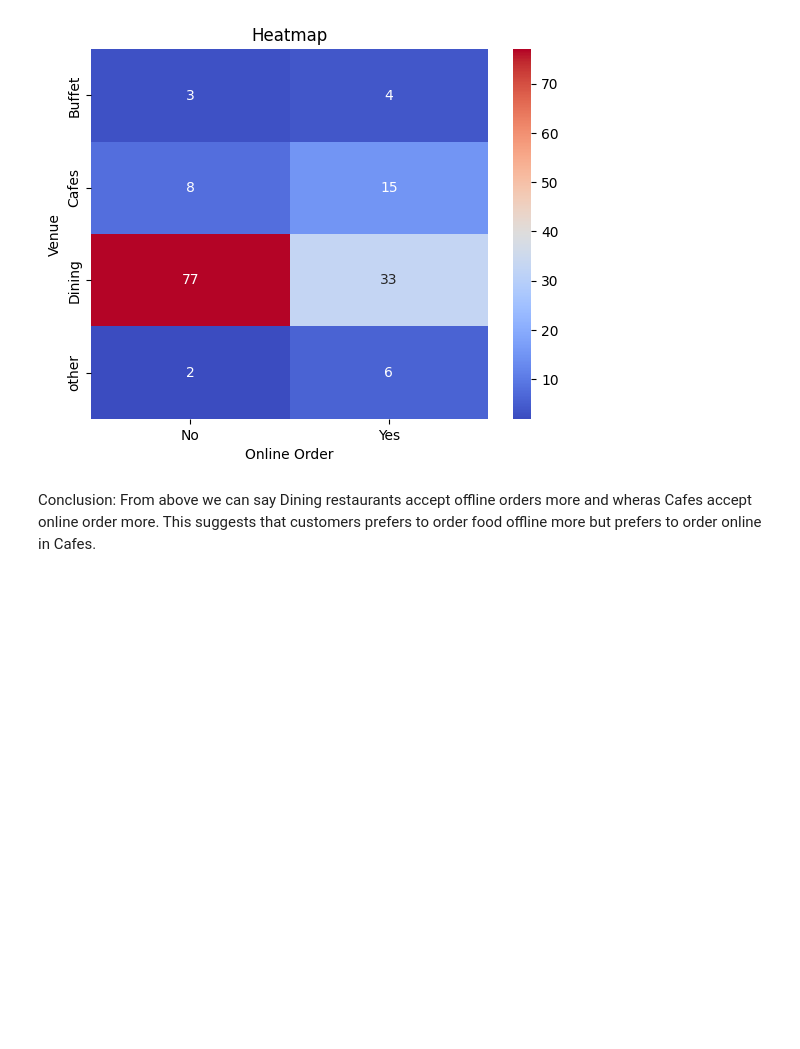
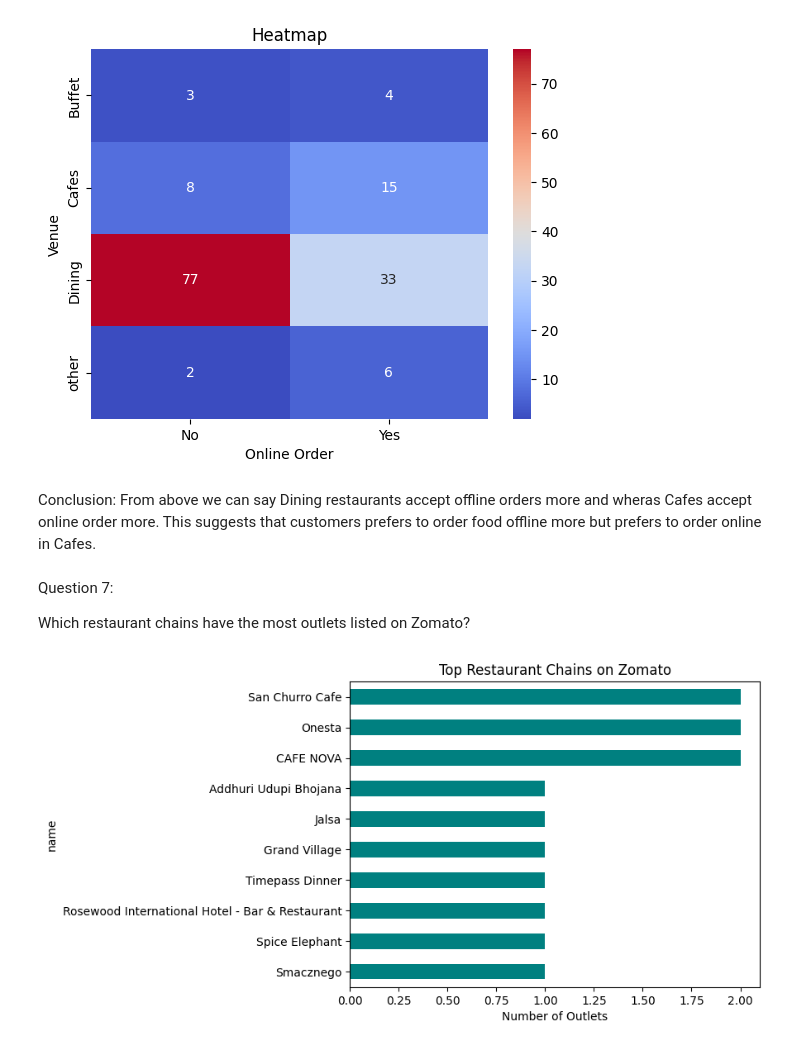
Before and after one commit to Vanshaj14Mohan/Zomata-Data-Analysis, a Jupyter notebook: Files/main.ipynb, the cells around one changed output. Saved outputs shown, nothing was run; the diff lists cells and outputs as text; code cells hidden in the pictures; blank space fills up the shorter version.

```diff
--- a/Files/main.ipynb
+++ b/Files/main.ipynb
@@ -195,3 +195,17 @@ plt.show()
 [figure]
 # %% [markdown]
 Conclusion: From above we can say Dining restaurants accept offline orders more and wheras Cafes accept online order more. This suggests that customers prefers to order food offline more but prefers to order online in Cafes.
+# %% [markdown]
+Question 7:
+
+Which restaurant chains have the most outlets listed on Zomato?
+# %%
+# Count restaurants by name
+restaurant_chains = df['name'].value_counts().head(10)
+restaurant_chains.plot(kind='barh', color='teal')
+plt.xlabel("Number of Outlets")
+plt.title("Top Restaurant Chains on Zomato")
+plt.gca().invert_yaxis()
+plt.show()
+# %% [output]
+[figure, added]
```
Also changed, not shown: parts of 4 cells of this notebook.
